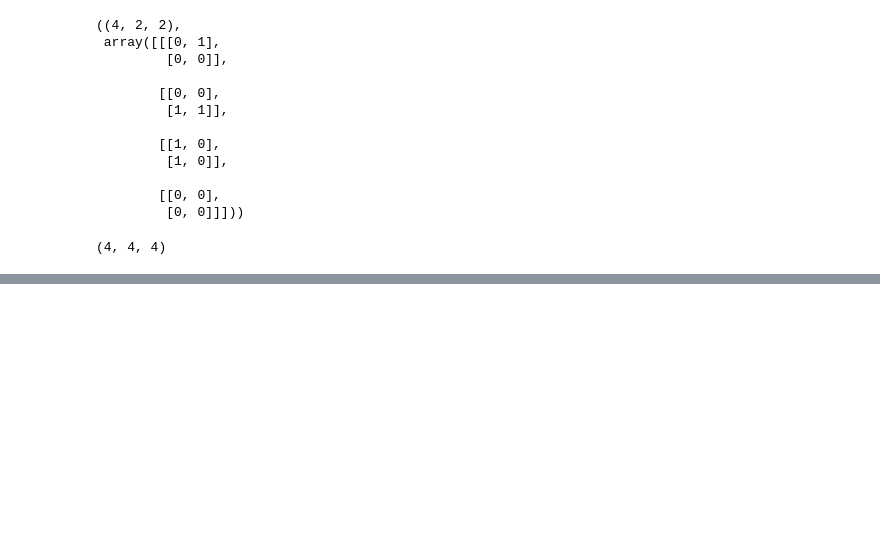
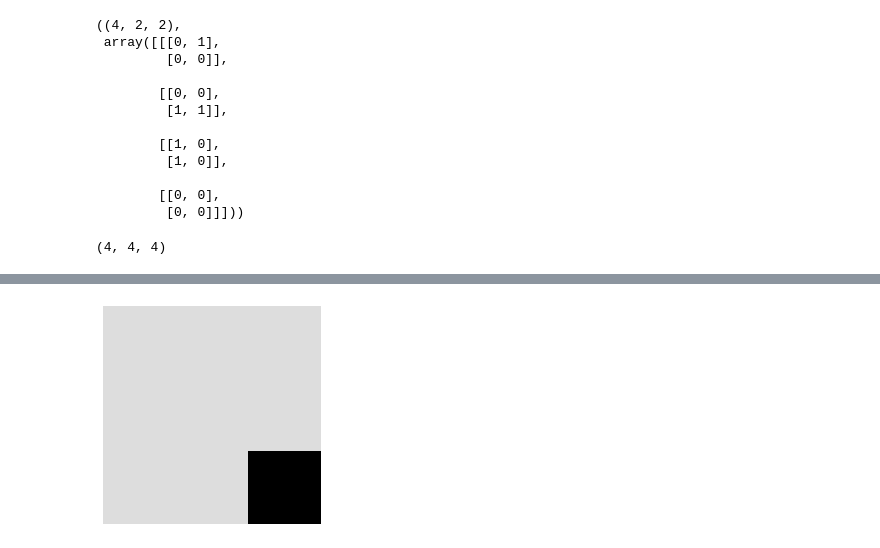
Before and after one commit to flpeters/TextureSynthesis, a Jupyter notebook: 00_Main.ipynb, the cells around one changed output, grey strips where cells are left out. Drawn from its saved outputs; the diff is of its cells as text; code cells hidden in the pictures; blank space fills up the shorter version.

```diff
--- a/00_Main.ipynb
+++ b/00_Main.ipynb
@@ -843,0 +874,3 @@ Clipping input data to the valid range for imshow with RGB data ([0..1] for floa
+# %%
+TileSize = 3
+Deduplicate = True
@@ -843,0 +914,4 @@ Clipping input data to the valid range for imshow with RGB data ([0..1] for floa
+# %%
+show_image(Tiles[0])
+# %% [output]
+[figure, added]
```
Also changed, not shown: parts of 78 cells of this notebook, 5 other files.
